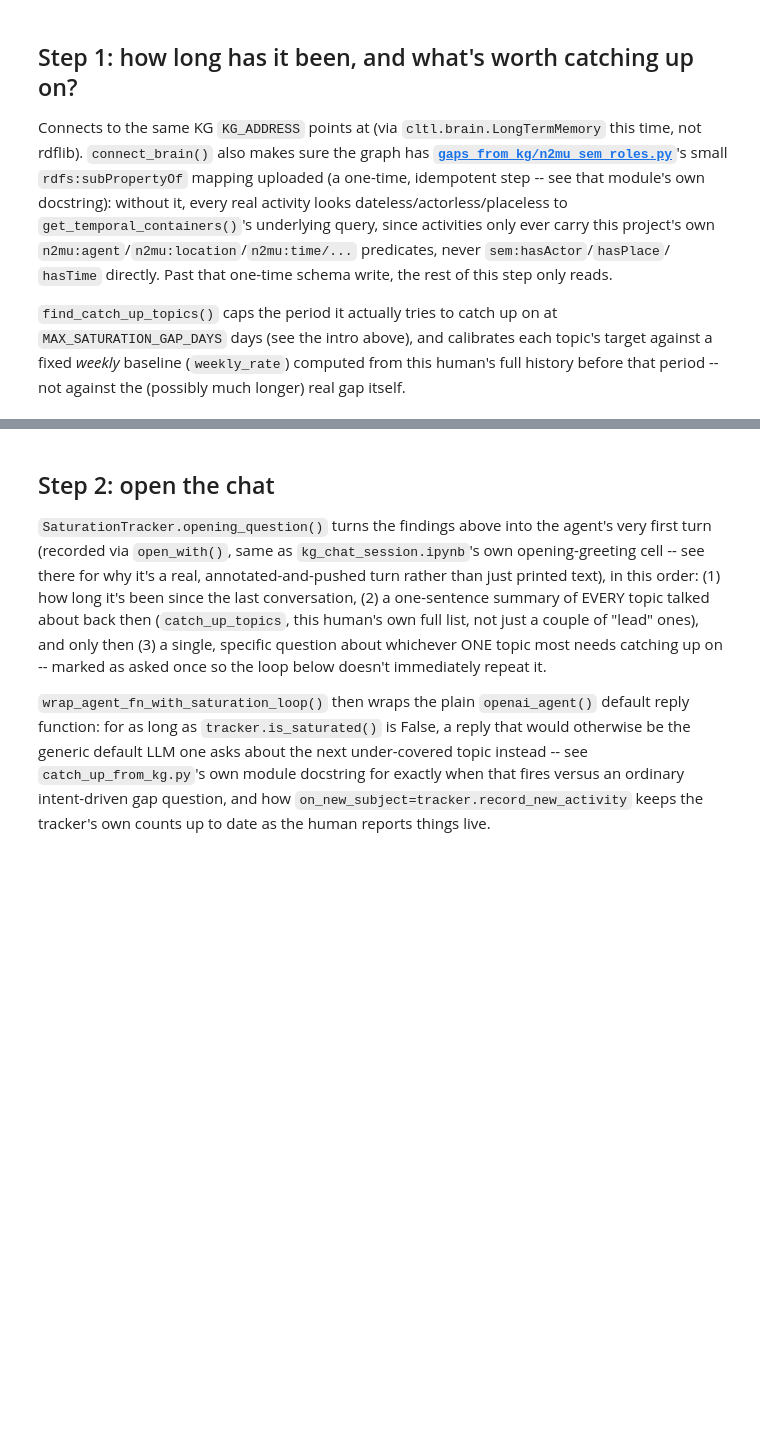
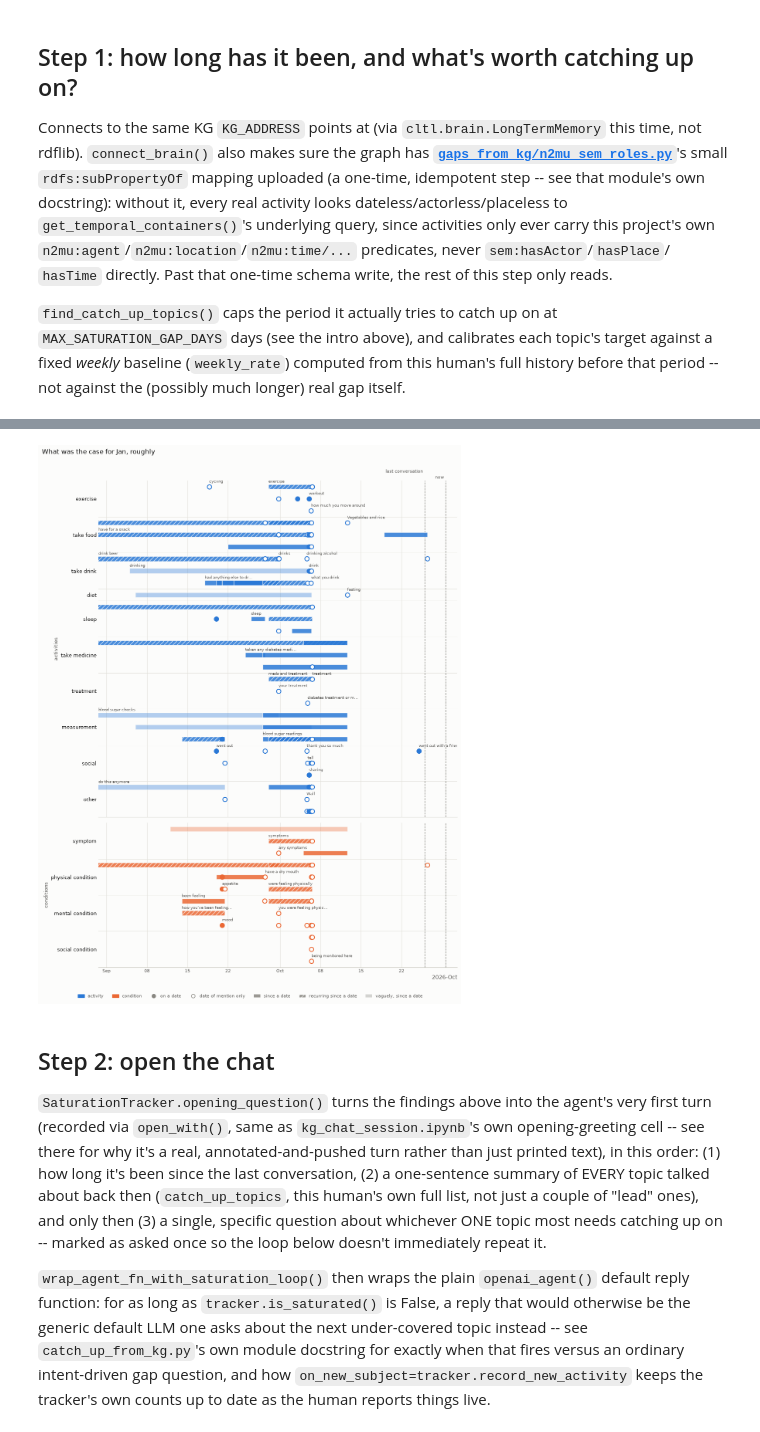
Before and after one commit to leolani/cltl-custom-diabetes, a Jupyter notebook: notebooks/kg_catchup_intent_chat.ipynb, the cells around one changed output, grey strips where cells are left out. Cells and saved outputs as stored; diff of their text form; code cells hidden in the pictures; blank space fills up the shorter version.

Commit message:
-- add timeline plots to demo

```diff
--- a/notebooks/kg_catchup_intent_chat.ipynb
+++ b/notebooks/kg_catchup_intent_chat.ipynb
@@ -151,3 +204,15 @@ PREFIX n2mu: <http://cltl.nl/leolani/n2mu/>            PREFIX rdf: <http://www.w
+# %%
+import matplotlib.pyplot as plt
+from cltl.plots.patient_timeline import plot_patient_timeline_from_kg
+
+# How many days the timelines look back, here and in the GUI; None shows everything in the KG.
+TIMELINE_DAYS = 60
+
+plot_patient_timeline_from_kg(brain, HUMAN, current_date=CURRENT_DATE, days=TIMELINE_DAYS,
+                              last_conversation_date=last_conversation_date)
+plt.show()
+# %% [output]
+[figure, added]
 # %% [markdown]
 ## Step 2: open the chat
 
```
Also changed, not shown: parts of 7 cells of this notebook, 9 other files.
